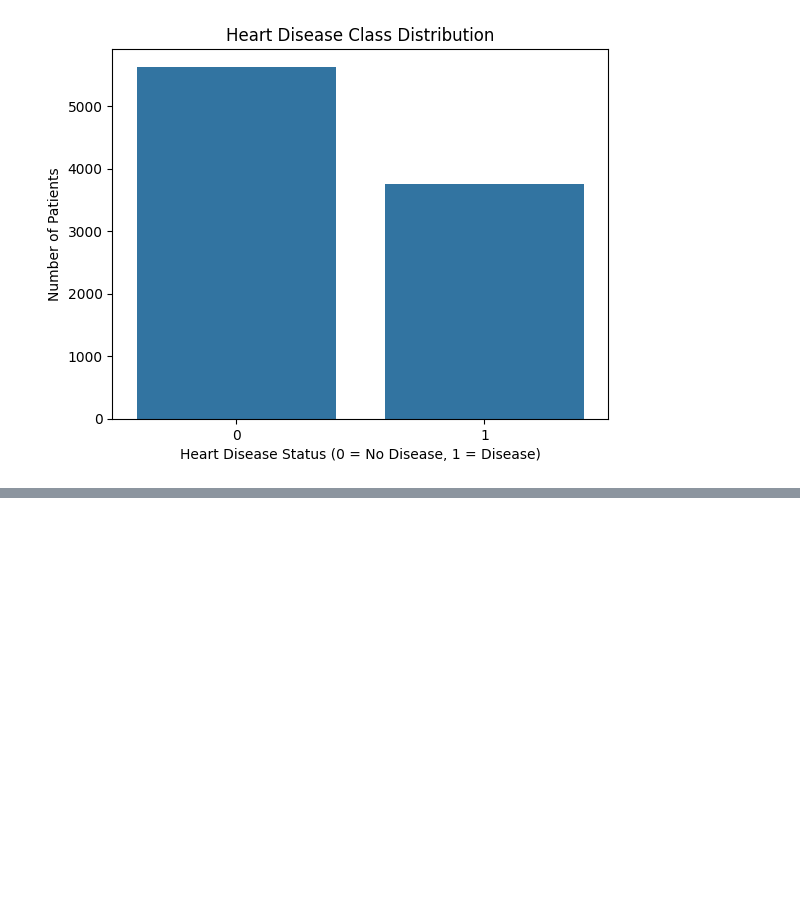
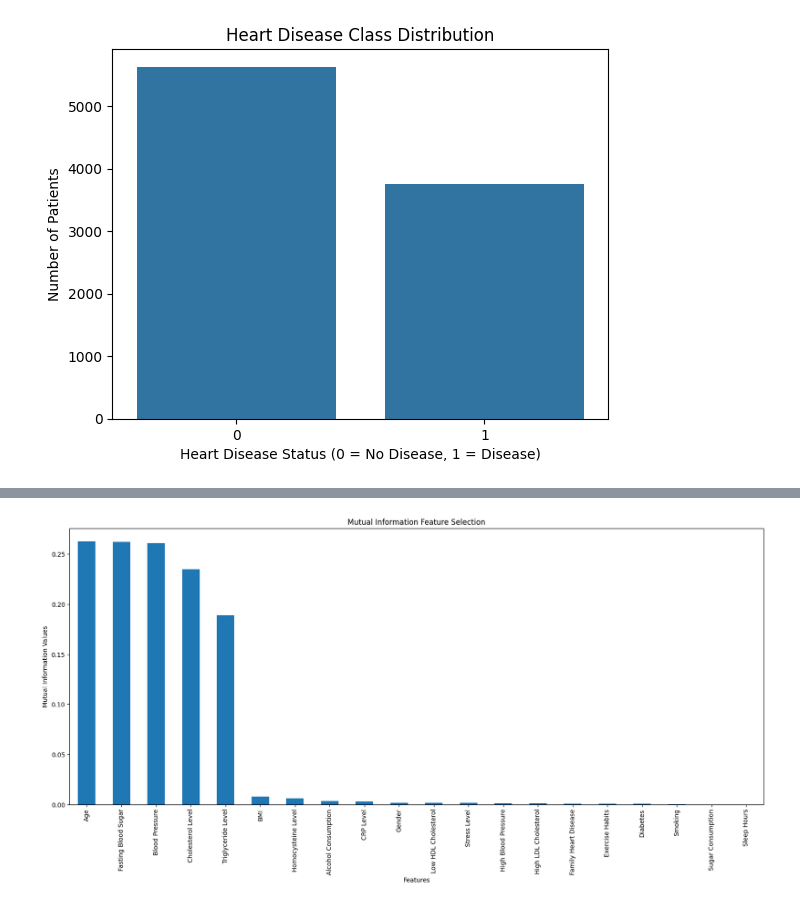
Before and after one commit to min346/DS-ASM, a Jupyter notebook: DS_ASM.ipynb, the cells around one changed output, grey strips where cells are left out. Drawn from its saved outputs; the diff is of its cells as text; code cells hidden in the pictures; blank space fills up the shorter version.

```diff
--- a/DS_ASM.ipynb
+++ b/DS_ASM.ipynb
@@ -439 +448,19 @@ High LDL Cholesterol_Yes    0.000002
 dtype: float64
+# %%
+from sklearn.feature_selection import mutual_info_classif
+import pandas as pd
+
+X = resampled_df.drop('Heart Disease Status', axis=1)
+y = resampled_df['Heart Disease Status'].astype(int)
+
+# Identify discrete features (categorical)
+discrete_features = [True if col in ['Gender', 'Exercise Habits', 'Smoking', 'Family Heart Disease',
+                                     'Diabetes', 'High Blood Pressure', 'Low HDL Cholesterol',
+                                     'High LDL Cholesterol', 'Stress Level', 'Sugar Consumption']
+                     else False for col in X.columns]
+
+# Use mutual information with discrete_features parameter
+mi = mutual_info_classif(X, y, discrete_features=discrete_features, random_state=42)
+mi_scores = pd.Series(mi, index=X.columns).sort_values(ascending=False)
+
+print("Mutual Information with Heart Disease Status:\n", mi_scores)
@@ -439,0 +485,8 @@ dtype: float64
+# %%
+mi_scores.plot.bar(figsize=(20,8))
+plt.title('Mutual Information Feature Selection')
+plt.xlabel('Features')
+plt.ylabel('Mutual Information Values')
+plt.show()
+# %% [output]
+[figure, added]
```
Also changed, not shown: parts of 5 cells of this notebook.
